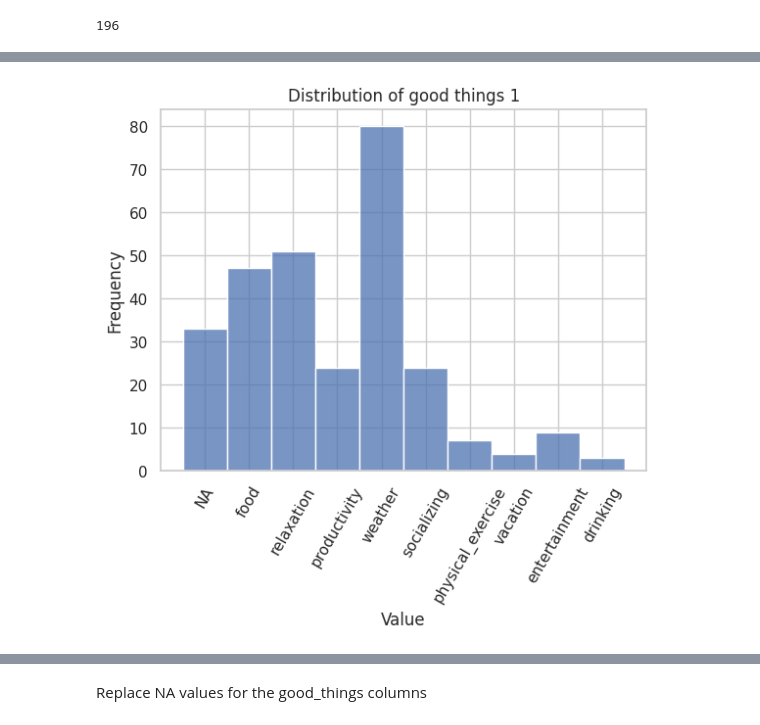
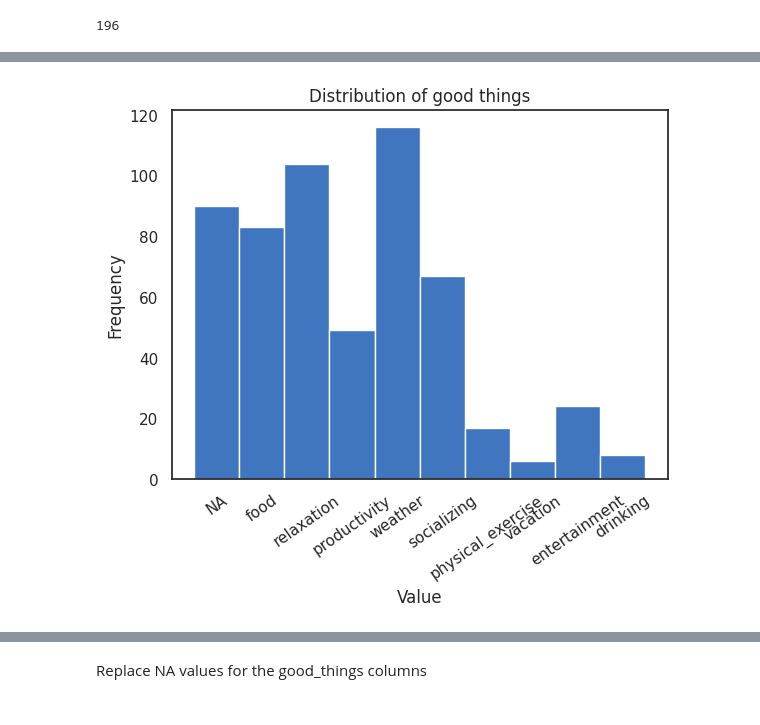
Before and after one commit to pshreyasv100/dmt-assignment-1, a Jupyter notebook: a1_shreyas.ipynb, the cells around one changed output, grey strips where cells are left out. Saved outputs shown, nothing was run; the diff lists cells and outputs as text; code cells hidden in the pictures.

```diff
--- a/a1_shreyas.ipynb
+++ b/a1_shreyas.ipynb
@@ -200 +204,5 @@ Finance                               14
 Name: program, dtype: int64
+# %%
+sns.set_style("white")
+sns.histplot(data=df['program'], color='#0047AB')
+plt.xticks(rotation=30,ha='right')
@@ -274,0 +285,3 @@ plt.show()
+# %%
+sns.set_style("white")
+sns.displot(df['stresslevel'], kde=False, color='#0047AB')
@@ -326,6 +342,8 @@ df['time_to_bed'] = df['time_to_bed'].apply(lambda x: mean_time if not re.match(
 # %%
 df['hour_of_time_to_bed'] = df['time_to_bed'].apply(lambda x: int(x.split(":")[0]))
 hour_order = [0, 1, 2, 3, 4, 5, 6, 7, 8, 9, 10, 11, 12, 13, 14, 15, 16, 17, 18, 19, 20, 21, 22, 23]
-sns.countplot(data=df, x='hour_of_time_to_bed', order=hour_order,palette='magma')
+sns.set_style("white")
+
+sns.countplot(data=df, x='hour_of_time_to_bed', order=hour_order, color='#0047AB')
 # %% [output]
 <Axes: xlabel='hour_of_time_to_bed', ylabel='count'>
@@ -492,3 +510,8 @@ df[['stresslevel', 'good_things_1','good_things_2']]
 | 303 | 50.0 | productivity | socializing |
 | 304 | 80.0 | food | relaxation |
 282 rows × 3 columns
+# %%
+_good_1 = df['good_things_1']
+_good_2 = df['good_things_2']
+_good = pd.concat([_good_1, _good_2],axis=0)
+_good.value_counts()
@@ -495,12 +530,12 @@ df[['stresslevel', 'good_things_1','good_things_2']]
 # %%
+# sns.set_style("white")
 # Create a frequency plot
-sns.histplot(data = df['good_things_1'], kde=False)
-
+sns.histplot(data = _good, kde=False, color='#0047AB')
 # Set plot title and axis labels
-plt.title('Distribution of good things 1')
+plt.title('Distribution of good things')
 plt.xlabel('Value')
 plt.ylabel('Frequency')
-plt.xticks(rotation=60)
+plt.xticks(rotation=35)
 plt.show()
 # %% [output]
-[figure, old version]
+[figure, new version]
```
Also changed, not shown: parts of 35 cells of this notebook, 6 other files.
